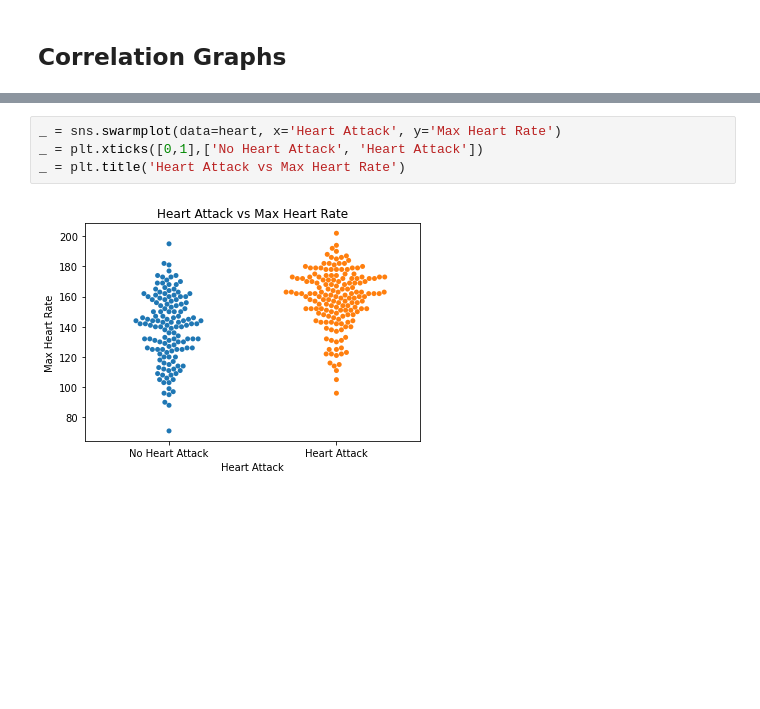
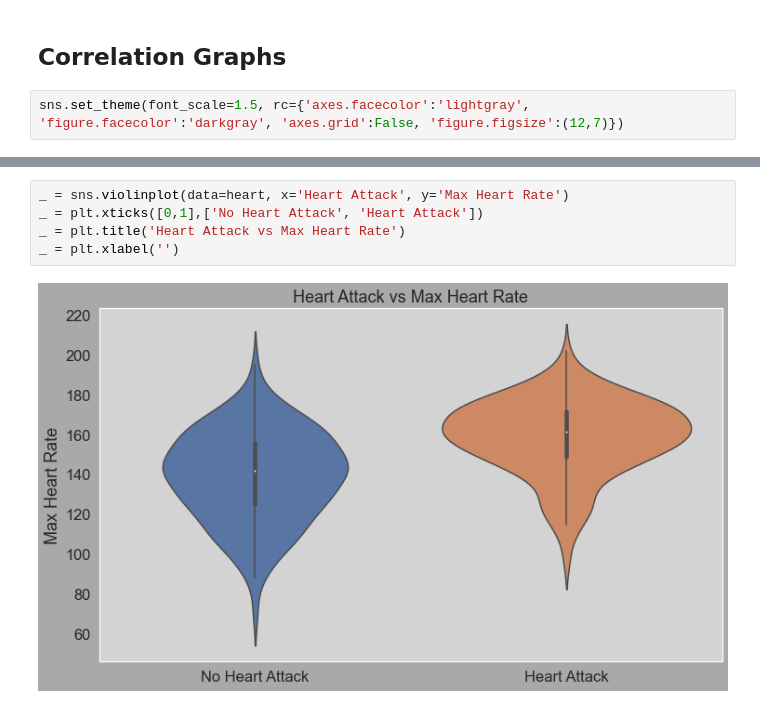
Before and after one commit to nicholehartz/Dataset-Story-Case-Study, a Jupyter notebook: Heart Disease - Dataset Story Case Study.ipynb, the cells around one changed output, grey strips where cells are left out. Saved outputs shown, nothing was run; the diff lists cells and outputs as text; blank space fills up the shorter version.

```diff
--- a/Heart Disease - Dataset Story Case Study.ipynb
+++ b/Heart Disease - Dataset Story Case Study.ipynb
@@ -158,5 +158,7 @@ heatmap = sns.heatmap(heart.corr(), annot=True)
 - -0.58: Old Peak vs. Slope
 # %% [markdown]
 ## Correlation Graphs
+# %%
+sns.set_theme(font_scale=1.5, rc={'axes.facecolor':'lightgray', 'figure.facecolor':'darkgray', 'axes.grid':False, 'figure.figsize':(12,7)})
 # %%
 _ = sns.countplot(data=heart, x='Thalassemia Type', hue='Heart Attack')
@@ -180,7 +186,8 @@ _ = plt.title('Heart Attack vs Major Blood Vessels')
 # %%
-_ = sns.swarmplot(data=heart, x='Heart Attack', y='Max Heart Rate')
+_ = sns.violinplot(data=heart, x='Heart Attack', y='Max Heart Rate')
 _ = plt.xticks([0,1],['No Heart Attack', 'Heart Attack'])
 _ = plt.title('Heart Attack vs Max Heart Rate')
+_ = plt.xlabel('')
 # %% [output]
-[figure, old version]
+[figure, new version]
 # %%
```
Also changed, not shown: parts of 15 cells of this notebook, 1 other file.
